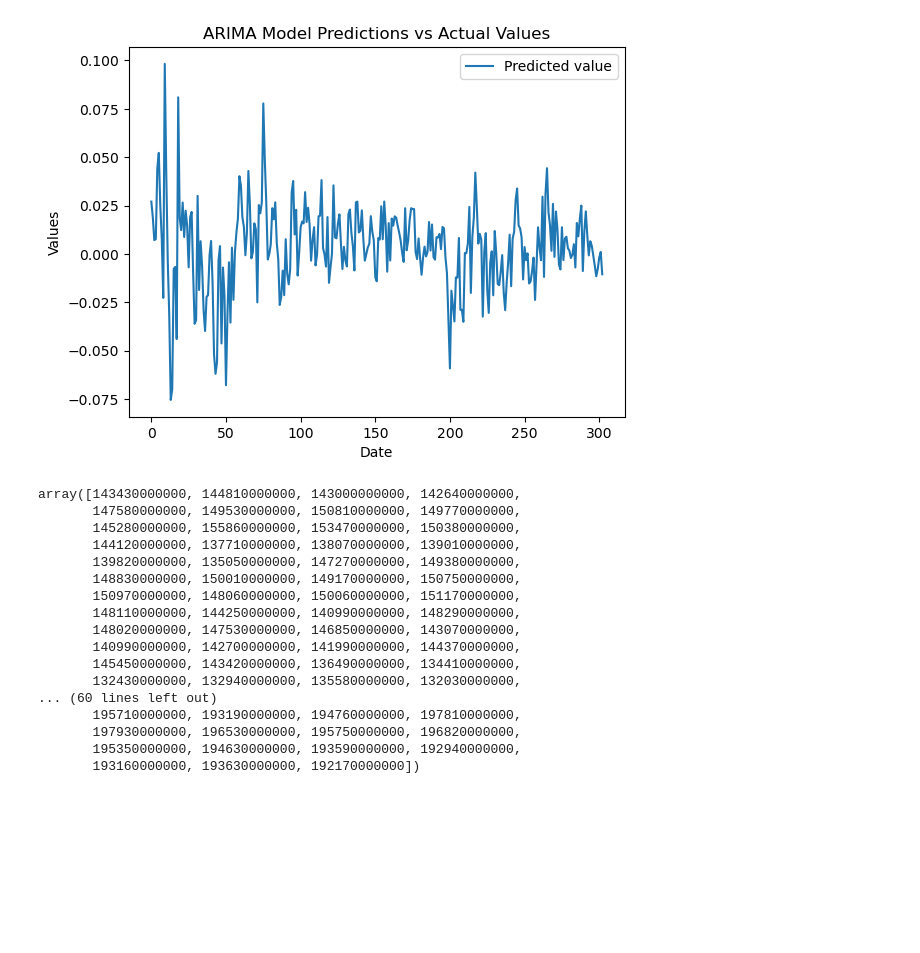
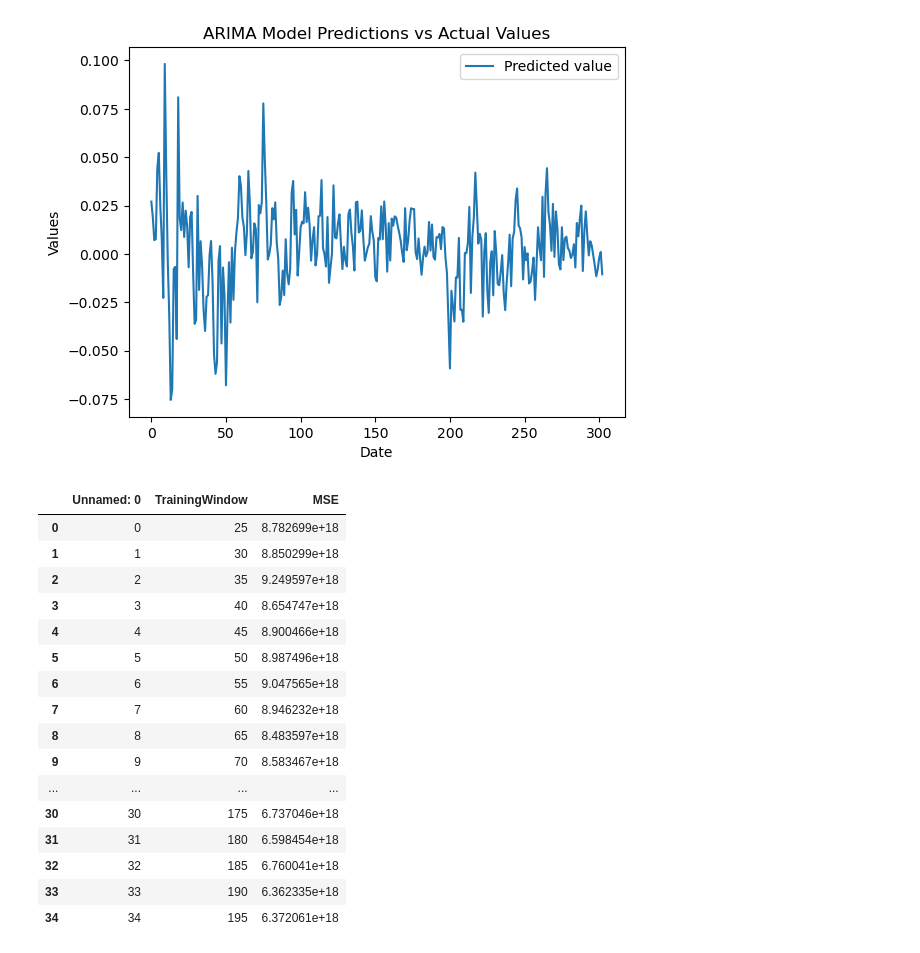
Before and after one commit to paulfav/ts_forecasting, a Jupyter notebook: ARMA_ARRIMA.ipynb, the cells around one changed output. Cells and saved outputs as stored; diff of their text form; code cells hidden in the pictures; blank space fills up the shorter version.

```diff
--- a/ARMA_ARRIMA.ipynb
+++ b/ARMA_ARRIMA.ipynb
@@ -114,23 +190,23 @@ plt.legend()
 plt.show()
 # %% [output]
 [figure]
-# %%
-ytrue
-# %% [output]
-array([143430000000, 144810000000, 143000000000, 142640000000,
-       147580000000, 149530000000, 150810000000, 149770000000,
-       145280000000, 155860000000, 153470000000, 150380000000,
-       144120000000, 137710000000, 138070000000, 139010000000,
-       139820000000, 135050000000, 147270000000, 149380000000,
-       148830000000, 150010000000, 149170000000, 150750000000,
-       150970000000, 148060000000, 150060000000, 151170000000,
-       148110000000, 144250000000, 140990000000, 148290000000,
-       148020000000, 147530000000, 146850000000, 143070000000,
-       140990000000, 142700000000, 141990000000, 144370000000,
-       145450000000, 143420000000, 136490000000, 134410000000,
-       132430000000, 132940000000, 135580000000, 132030000000,
-... (60 lines left out)
-       195710000000, 193190000000, 194760000000, 197810000000,
-       197930000000, 196530000000, 195750000000, 196820000000,
-       195350000000, 194630000000, 193590000000, 192940000000,
-       193160000000, 193630000000, 192170000000])
+# %%
+pd.read_csv("MSE_1d_pred_ARIMA.csv")
+# %% [output]
+|  | Unnamed: 0 | TrainingWindow | MSE |
+| 0 | 0 | 25 | 8.782699e+18 |
+| 1 | 1 | 30 | 8.850299e+18 |
+| 2 | 2 | 35 | 9.249597e+18 |
+| 3 | 3 | 40 | 8.654747e+18 |
+| 4 | 4 | 45 | 8.900466e+18 |
+| 5 | 5 | 50 | 8.987496e+18 |
+| 6 | 6 | 55 | 9.047565e+18 |
+| 7 | 7 | 60 | 8.946232e+18 |
+| 8 | 8 | 65 | 8.483597e+18 |
+| 9 | 9 | 70 | 8.583467e+18 |
+| ... | ... | ... | ... |
+| 30 | 30 | 175 | 6.737046e+18 |
+| 31 | 31 | 180 | 6.598454e+18 |
+| 32 | 32 | 185 | 6.760041e+18 |
+| 33 | 33 | 190 | 6.362335e+18 |
+| 34 | 34 | 195 | 6.372061e+18 |
```
Also changed, not shown: parts of 3 cells of this notebook.
